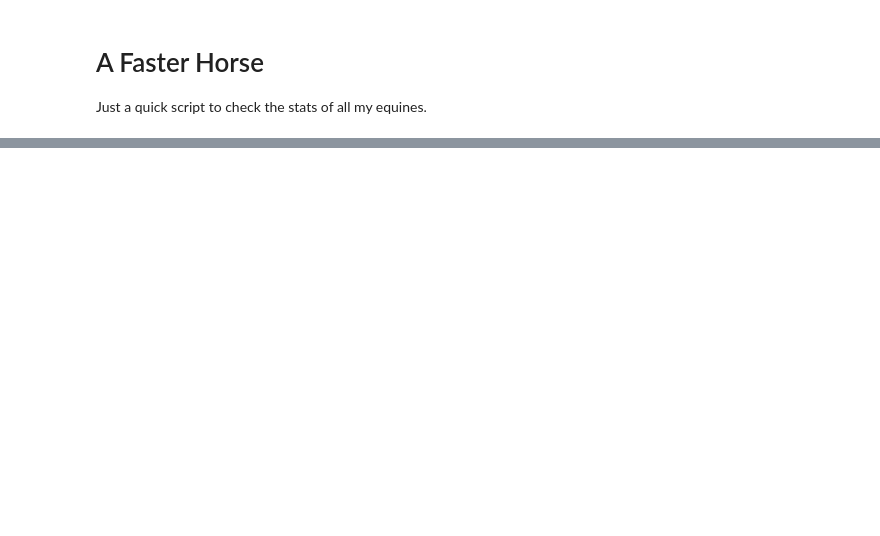
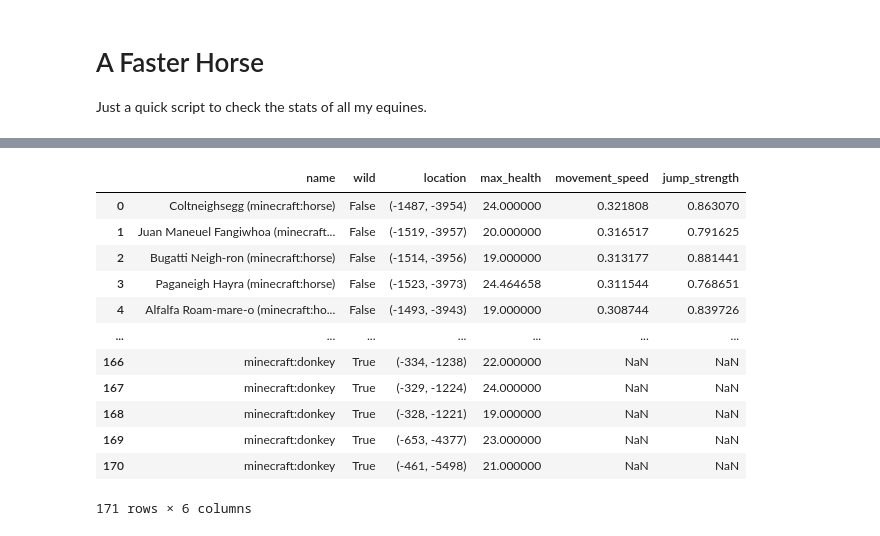
Before and after one commit to OpenBagTwo/AngerLocalBeehive, a Jupyter notebook: notebooks/A Faster Horse.ipynb, the cells around one changed output, grey strips where cells are left out. Saved outputs shown, nothing was run; the diff lists cells and outputs as text; code cells hidden in the pictures; blank space fills up the shorter version.

```diff
--- a/notebooks/A Faster Horse.ipynb
+++ b/notebooks/A Faster Horse.ipynb
@@ -89,0 +84,18 @@ Wall time: 8.3 s
+# %%
+%%time
+horse_data = []
+futures = []
+with ProcessPoolExecutor(max_workers=7) as executor:
+    for path in sorted((save_folder / "entities").glob("*")):
+        futures.append(executor.submit(find_horseys, path))
+
+for result in as_completed(futures):
+    horse_data.extend(result.result())
+
+horse_dataframe = (
+    pd.DataFrame(horse_data)
+    .sort_values("movement_speed", ascending=False)
+    .reset_index(drop=True)
+)
+horse_dataframe
+# %% [output]
@@ -90 +104,14 @@ Wall time: 8.3 s
+|  | name | wild | location | max_health | movement_speed | jump_strength |
+| 0 | Coltneighsegg (minecraft:horse) | False | (-1487, -3954) | 24.000000 | 0.321808 | 0.863070 |
+| 1 | Juan Maneuel Fangiwhoa (minecraft... | False | (-1519, -3957) | 20.000000 | 0.316517 | 0.791625 |
+| 2 | Bugatti Neigh-ron (minecraft:horse) | False | (-1514, -3956) | 19.000000 | 0.313177 | 0.881441 |
+| 3 | Paganeigh Hayra (minecraft:horse) | False | (-1523, -3973) | 24.464658 | 0.311544 | 0.768651 |
+| 4 | Alfalfa Roam-mare-o (minecraft:ho... | False | (-1493, -3943) | 19.000000 | 0.308744 | 0.839726 |
+| ... | ... | ... | ... | ... | ... | ... |
+| 166 | minecraft:donkey | True | (-334, -1238) | 22.000000 | NaN | NaN |
+| 167 | minecraft:donkey | True | (-329, -1224) | 24.000000 | NaN | NaN |
+| 168 | minecraft:donkey | True | (-328, -1221) | 19.000000 | NaN | NaN |
+| 169 | minecraft:donkey | True | (-653, -4377) | 23.000000 | NaN | NaN |
+| 170 | minecraft:donkey | True | (-461, -5498) | 21.000000 | NaN | NaN |
+171 rows × 6 columns
 # %% [markdown]
```
Also changed, not shown: parts of 10 cells of this notebook.
